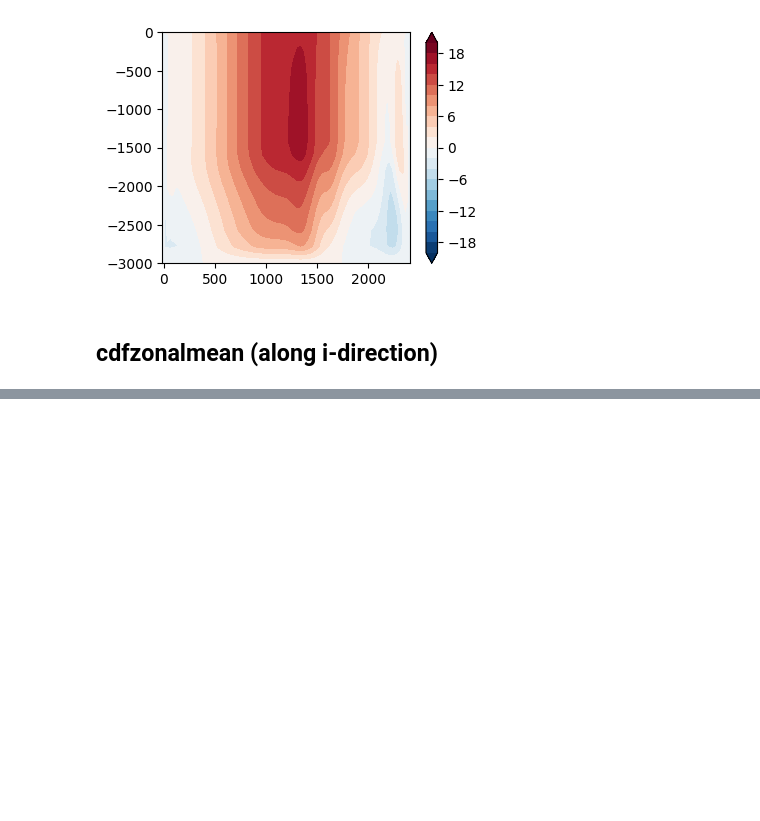
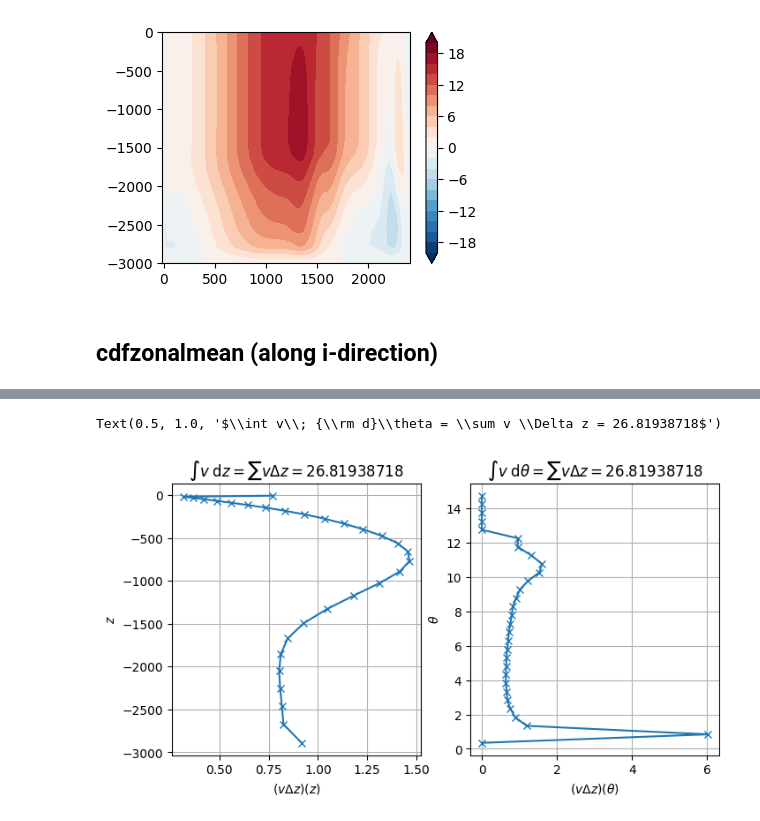
Before and after one commit to julianmak/pyCDFTOOLS, a Jupyter notebook: brainfart_logs/test_package_load.ipynb, the cells around one changed output, grey strips where cells are left out. Cells and saved outputs as stored; diff of their text form; code cells hidden in the pictures; blank space fills up the shorter version.

```diff
--- a/brainfart_logs/test_package_load.ipynb
+++ b/brainfart_logs/test_package_load.ipynb
@@ -211,0 +218,36 @@ Coordinates:
+# %%
+# conservative transformation (integral is preserved)
+# only strictly valid for extensive quantities like transport (because the input has grid factors)
+
+theta = grid.interp(ds.toce[0, :, :, :], ['Y'], boundary='extend')
+theta_coord = np.linspace(0.1, 15, 31)
+
+# don't select the last one since it's land, then z_f makes sense
+v_trans = (ds.voce * ds.e3v_0 * ds.vmask)[0, slice(0, -1), :, :]
+v_trans = v_trans.fillna(0.).rename('v_trans')
+
+v_trans_sigma = analysis.cdfz2sig(ds,                             # metrics
+                                  v_trans,                        # input
+                                  theta.isel(z_c=slice(0, -1)),   # to be consistent with dims of input
+                                  theta_coord,                    # new coords
+                                  method="conservative", **bd)
+
+j_ind, i_ind = 80, 40
+
+fig, axs = plt.subplots(1, 2, figsize=(8, 4))
+axs[0].plot(v_trans[:, j_ind, i_ind], -v_trans.gdept_1d, 'C0-x')
+axs[0].set_xlabel(r"$(v\Delta z)(z)$")
+axs[0].set_ylabel(r"$z$")
+axs[0].grid()
+axs[0].set_title(r"$\int v\; {\rm d}z = \sum v \Delta z = %.8f$"
+                 % v_trans[:, j_ind, i_ind].sum("z_c").values)
+
+axs[1].plot(v_trans_sigma[:, j_ind, i_ind], v_trans_sigma.sigma, 'C0-x')
+axs[1].set_xlabel(r"$(v\Delta z)(\theta)$")
+axs[1].set_ylabel(r"$\theta$")
+axs[1].grid()
+axs[1].set_title(r"$\int v\; {\rm d}\theta = \sum v \Delta z = %.8f$"
+                 % v_trans_sigma[:, j_ind, i_ind].sum("sigma").values)
+# %% [output]
+Text(0.5, 1.0, '$\\int v\\; {\\rm d}\\theta = \\sum v \\Delta z = 26.81938718$')
+[figure, added]
```
Also changed, not shown: parts of 15 cells of this notebook, 3 other files.
